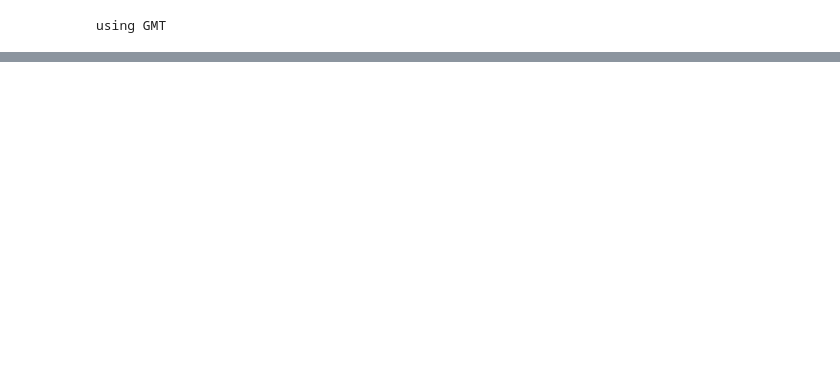
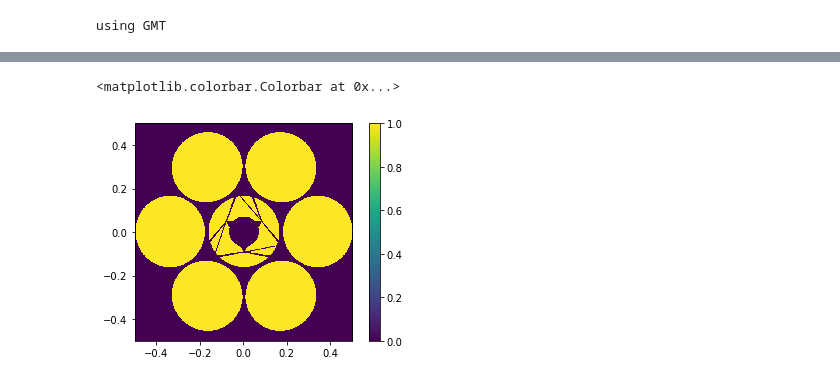
Before and after one commit to Jashcraf/polarization-gsmts-II, a Jupyter notebook: test_Instrument.ipynb, the cells around one changed output, grey strips where cells are left out. Saved outputs shown, nothing was run; the diff lists cells and outputs as text; code cells hidden in the pictures; blank space fills up the shorter version.

```diff
--- a/test_Instrument.ipynb
+++ b/test_Instrument.ipynb
@@ -182,0 +226,11 @@ AttributeError: 'function' object has no attribute 'grid'
+# %%
+primary_mirror = make_gmt_aperture(normalized=True)
+norm_pupil_grid = make_pupil_grid(1024)
+aperture_field = primary_mirror(norm_pupil_grid)
+
+# Scale Pupil
+imshow_field(aperture_field)
+plt.colorbar()
+# %% [output]
+<matplotlib.colorbar.Colorbar at 0x...>
+[figure, added]
```
Also changed, not shown: parts of 7 cells of this notebook, 2 other files.
